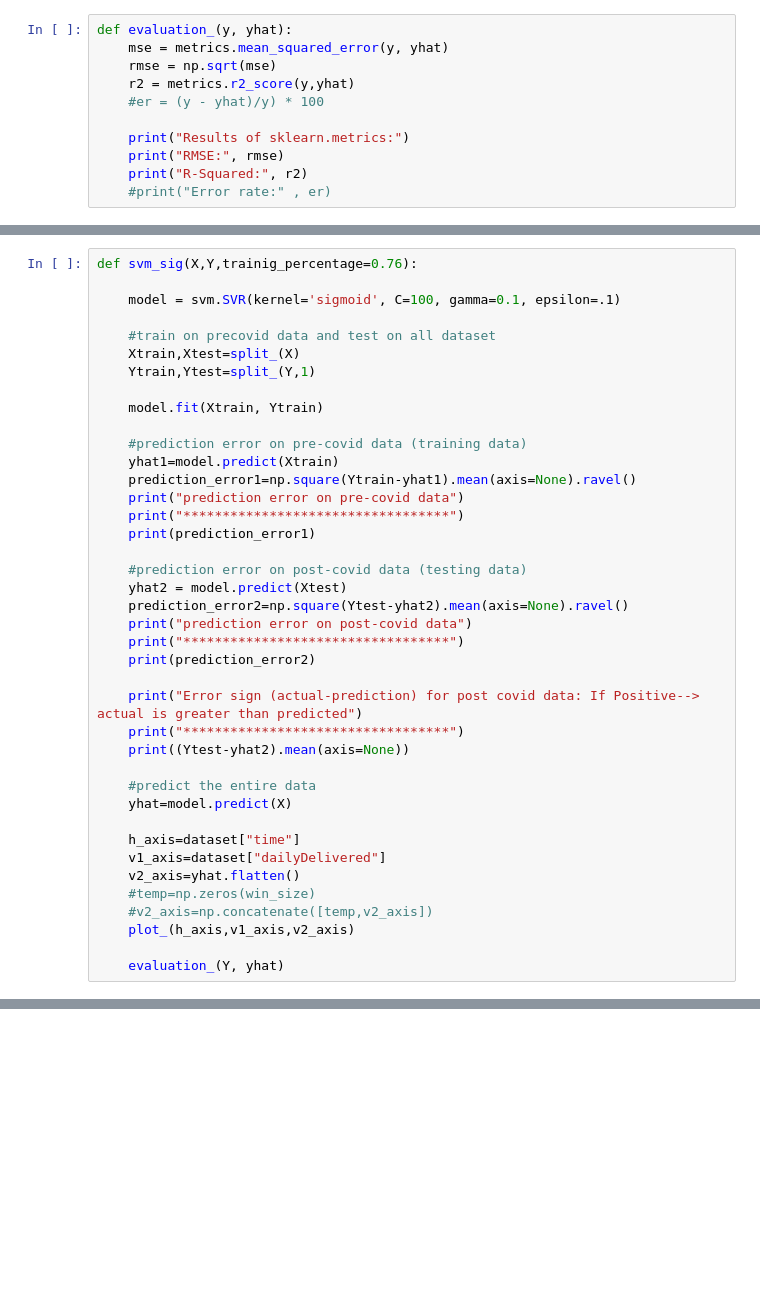
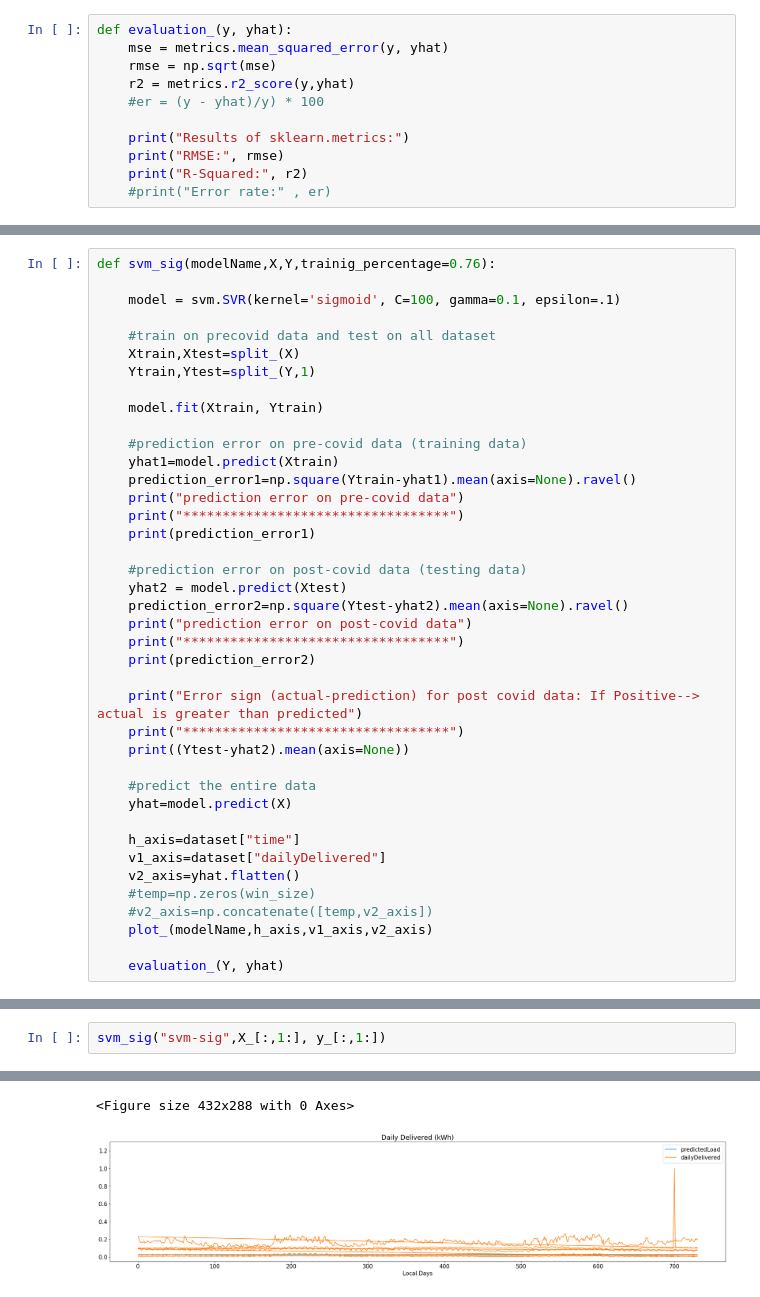
Before and after one commit to hajarhomayouni/Energy, a Jupyter notebook: SVM_model.ipynb, the cells around one changed output, grey strips where cells are left out. Cells and saved outputs as stored; diff of their text form; blank space fills up the shorter version.

```diff
--- a/SVM_model.ipynb
+++ b/SVM_model.ipynb
@@ -205,5 +200,5 @@ Name: dailyDelivered, Length: 639, dtype: datetime64[ns]
 # %%
-def svm_sig(X,Y,trainig_percentage=0.76):
+def svm_sig(modelName,X,Y,trainig_percentage=0.76):
 
     model = svm.SVR(kernel='sigmoid', C=100, gamma=0.1, epsilon=.1)
 
@@ -239,7 +234,7 @@ def svm_sig(X,Y,trainig_percentage=0.76):
     v2_axis=yhat.flatten()
     #temp=np.zeros(win_size)
     #v2_axis=np.concatenate([temp,v2_axis])
-    plot_(h_axis,v1_axis,v2_axis)
+    plot_(modelName,h_axis,v1_axis,v2_axis)
 
     evaluation_(Y, yhat)
 # %%
@@ -288,0 +298,3 @@ svm_rbf(X_[:,1:], y_[:,1:])
+# %%
+svm_sig("svm-sig",X_[:,1:], y_[:,1:])
+# %% [output]
@@ -288,0 +313,2 @@ svm_rbf(X_[:,1:], y_[:,1:])
+<Figure size 432x288 with 0 Axes>
+[figure, added]
```
Also changed, not shown: parts of 10 cells of this notebook, 2 other files.
